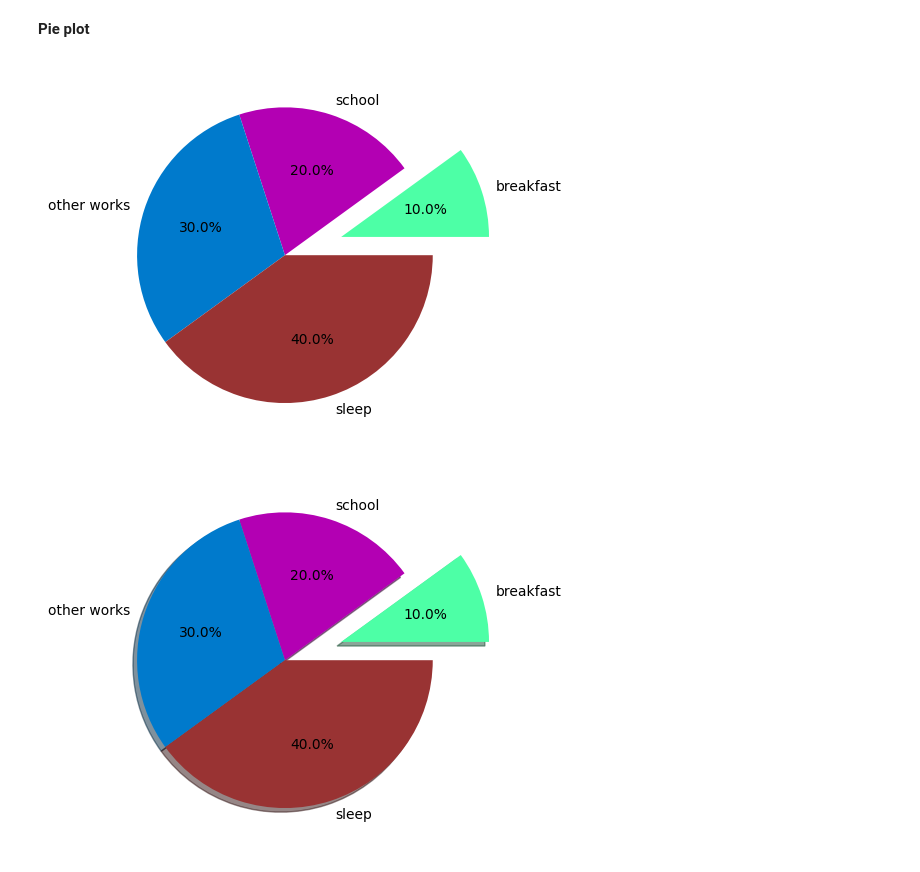
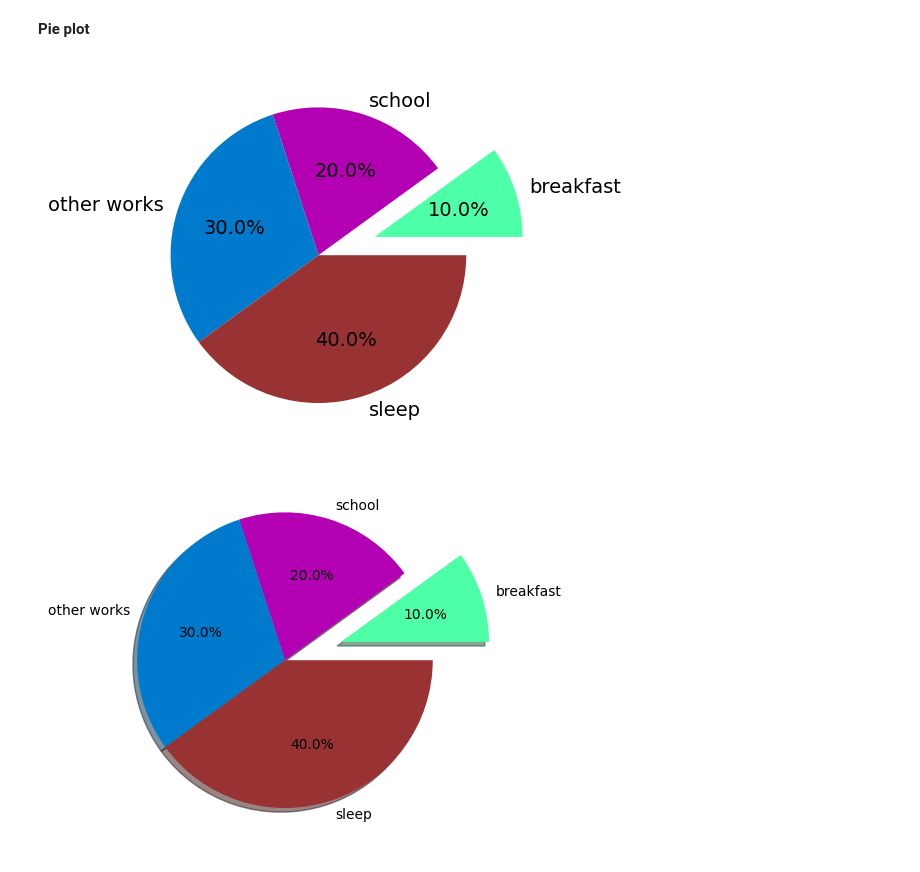
Before and after one commit to NishmthaM/matplotlib_python, a Jupyter notebook: Matplotlib.ipynb, the cells around one changed output. Drawn from its saved outputs; the diff is of its cells as text; code cells hidden in the pictures.

```diff
--- a/Matplotlib.ipynb
+++ b/Matplotlib.ipynb
@@ -260,13 +260,13 @@ plt.show()
 # %%
 import matplotlib.pyplot as plt
 x=[10,20,30,40]
 y=["breakfast","school","other works","sleep"]
 
 c=["#4dffa6","#b300b3","#007acc","#993333"]
 
 ex=[0.4,0.0,0.0,0.0]
-plt.pie(x,labels=y,explode=ex,colors=c,autopct="%0.1f%%") # 0.1 after decimal one value will be present 0.2 two values will be present
+plt.pie(x,labels=y,explode=ex,colors=c,autopct="%0.1f%%",textprops={"fontsize":14}) # 0.1 after decimal one value will be present 0.2 two values will be present
 plt.show()
 # %% [output]
-[figure, old version]
+[figure, new version]
 # %%
```
Also changed, not shown: parts of 3 cells of this notebook.
